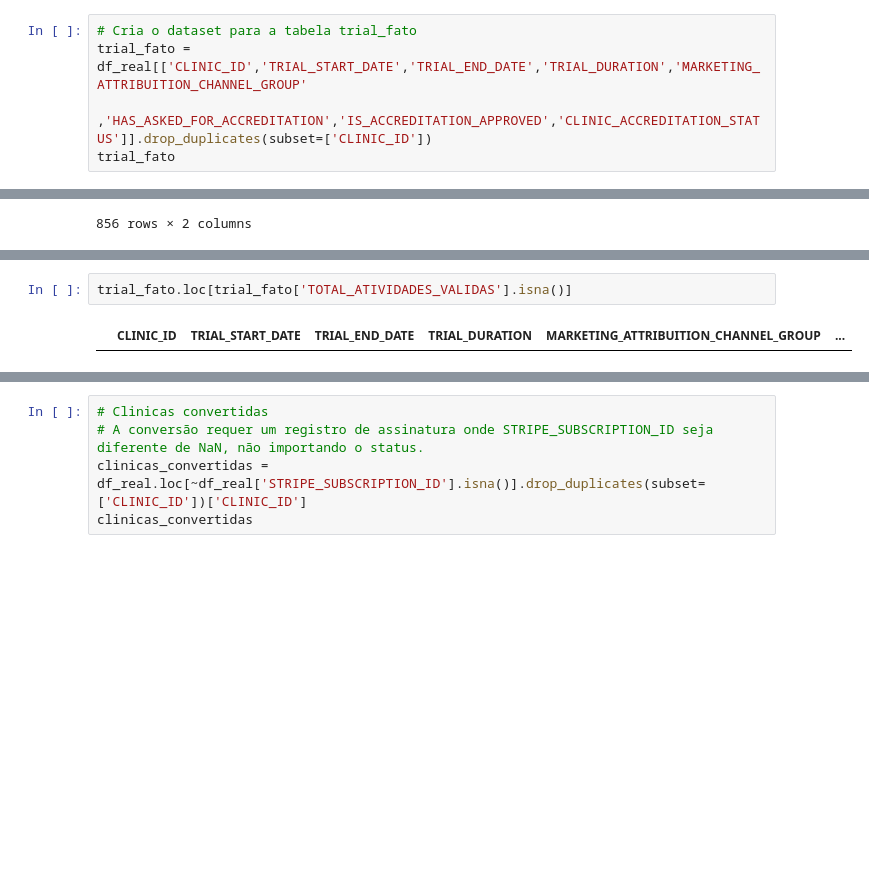
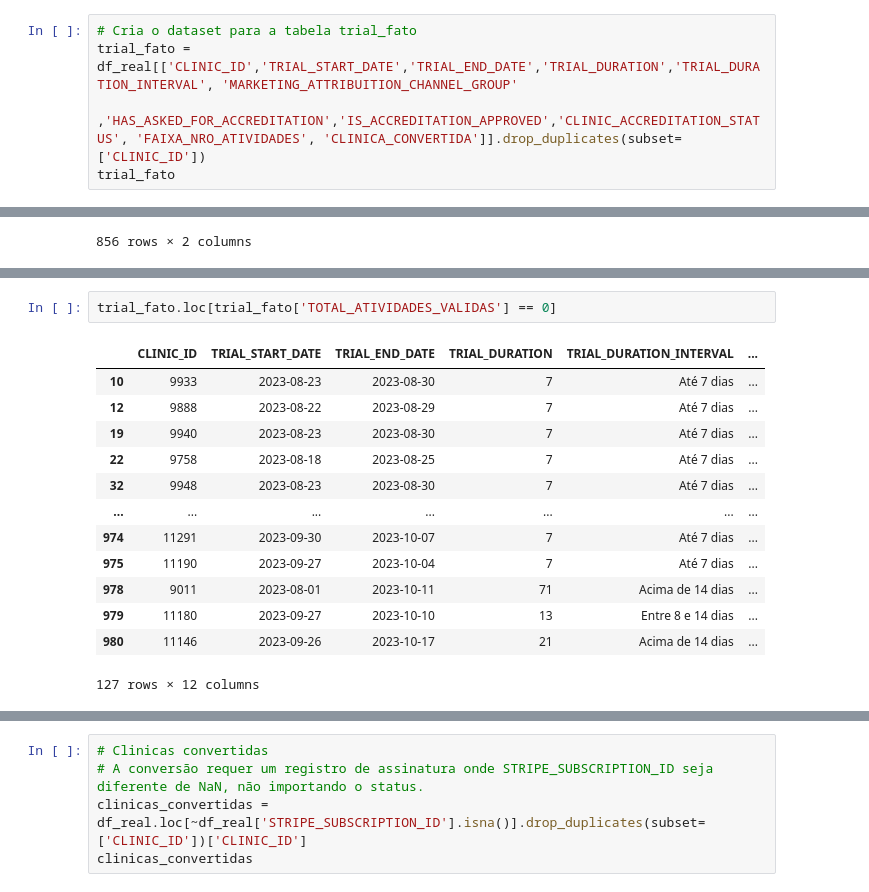
Before and after one commit to AAndreo/Aquisicao.Clinicas, a Jupyter notebook: aquisicao_clinicas/etl.ipynb, the cells around one changed output, grey strips where cells are left out. Cells and saved outputs as stored; diff of their text form; blank space fills up the shorter version.

```diff
--- a/aquisicao_clinicas/etl.ipynb
+++ b/aquisicao_clinicas/etl.ipynb
@@ -117,7 +117,7 @@ canal_marketing_dim
 | 4 | Organic | 4 |
 # %%
 # Cria o dataset para a tabela trial_fato
-trial_fato = df_real[['CLINIC_ID','TRIAL_START_DATE','TRIAL_END_DATE','TRIAL_DURATION','MARKETING_ATTRIBUITION_CHANNEL_GROUP'
-         ,'HAS_ASKED_FOR_ACCREDITATION','IS_ACCREDITATION_APPROVED','CLINIC_ACCREDITATION_STATUS']].drop_duplicates(subset=['CLINIC_ID'])
+trial_fato = df_real[['CLINIC_ID','TRIAL_START_DATE','TRIAL_END_DATE','TRIAL_DURATION','TRIAL_DURATION_INTERVAL', 'MARKETING_ATTRIBUITION_CHANNEL_GROUP'
+         ,'HAS_ASKED_FOR_ACCREDITATION','IS_ACCREDITATION_APPROVED','CLINIC_ACCREDITATION_STATUS', 'FAIXA_NRO_ATIVIDADES', 'CLINICA_CONVERTIDA']].drop_duplicates(subset=['CLINIC_ID'])
 trial_fato
 # %% [output]
@@ -320,4 +308,16 @@ trial_fato
 # %%
-trial_fato.loc[trial_fato['TOTAL_ATIVIDADES_VALIDAS'].isna()]
+trial_fato.loc[trial_fato['TOTAL_ATIVIDADES_VALIDAS'] == 0]
 # %% [output]
-|  | CLINIC_ID | TRIAL_START_DATE | TRIAL_END_DATE | TRIAL_DURATION | MARKETING_ATTRIBUITION_CHANNEL_GROUP | ... |
+|  | CLINIC_ID | TRIAL_START_DATE | TRIAL_END_DATE | TRIAL_DURATION | TRIAL_DURATION_INTERVAL | ... |
+| 10 | 9933 | 2023-08-23 | 2023-08-30 | 7 | Até 7 dias | ... |
+| 12 | 9888 | 2023-08-22 | 2023-08-29 | 7 | Até 7 dias | ... |
+| 19 | 9940 | 2023-08-23 | 2023-08-30 | 7 | Até 7 dias | ... |
+| 22 | 9758 | 2023-08-18 | 2023-08-25 | 7 | Até 7 dias | ... |
+| 32 | 9948 | 2023-08-23 | 2023-08-30 | 7 | Até 7 dias | ... |
+| ... | ... | ... | ... | ... | ... | ... |
+| 974 | 11291 | 2023-09-30 | 2023-10-07 | 7 | Até 7 dias | ... |
+| 975 | 11190 | 2023-09-27 | 2023-10-04 | 7 | Até 7 dias | ... |
+| 978 | 9011 | 2023-08-01 | 2023-10-11 | 71 | Acima de 14 dias | ... |
+| 979 | 11180 | 2023-09-27 | 2023-10-10 | 13 | Entre 8 e 14 dias | ... |
+| 980 | 11146 | 2023-09-26 | 2023-10-17 | 21 | Acima de 14 dias | ... |
+127 rows × 12 columns
```
Also changed, not shown: parts of 21 cells of this notebook, 3 other files.
